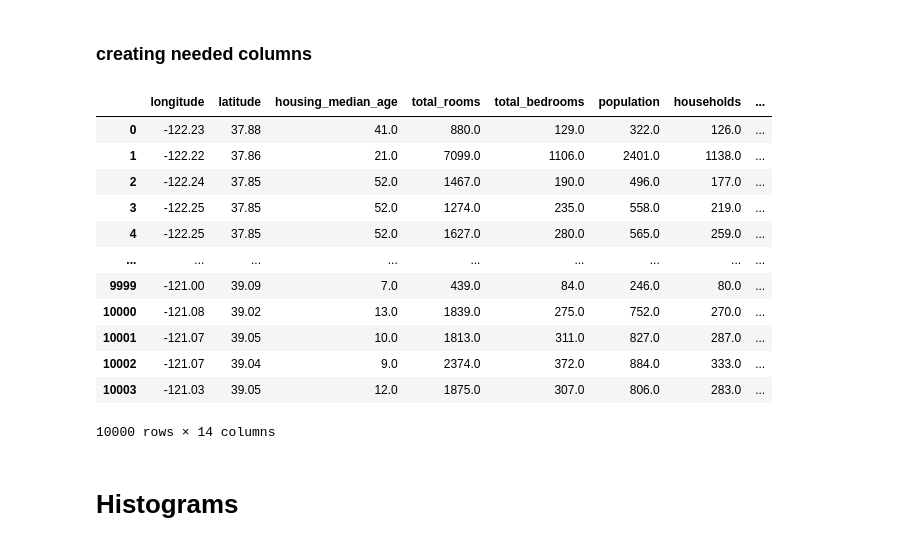
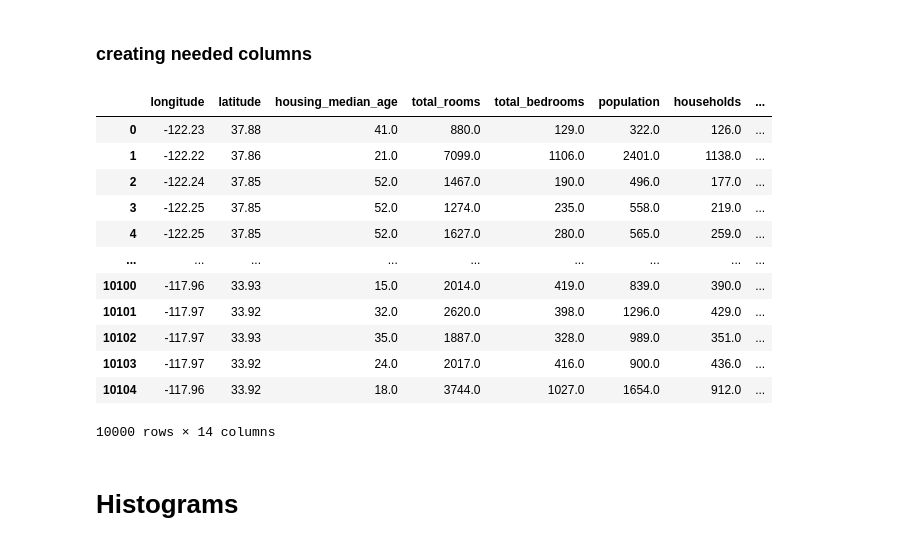
Before and after one commit to jkszymczak/KSR, a Jupyter notebook: projectTwo/dataBasePrep/prep.ipynb, the cells around one changed output. Drawn from its saved outputs; the diff is of its cells as text; code cells hidden in the pictures.

```diff
--- a/projectTwo/dataBasePrep/prep.ipynb
+++ b/projectTwo/dataBasePrep/prep.ipynb
@@ -53,24 +53,26 @@ housing["ratio_population_households"] = housing["population"]/housing["househol
 housing = housing[housing["ratio_population_households"]<=20]
 # %%
 housing["ratio_rooms_bedrooms"] = housing["total_rooms"]/housing["total_bedrooms"]
+# %%
+housing = housing.dropna(how='any',axis=0)
 # %%
 housing = housing.head(10000)
-# %%
-housing
-# %% [output]
-|  | longitude | latitude | housing_median_age | total_rooms | total_bedrooms | population | households | ... |
-| 0 | -122.23 | 37.88 | 41.0 | 880.0 | 129.0 | 322.0 | 126.0 | ... |
-| 1 | -122.22 | 37.86 | 21.0 | 7099.0 | 1106.0 | 2401.0 | 1138.0 | ... |
-| 2 | -122.24 | 37.85 | 52.0 | 1467.0 | 190.0 | 496.0 | 177.0 | ... |
-| 3 | -122.25 | 37.85 | 52.0 | 1274.0 | 235.0 | 558.0 | 219.0 | ... |
-| 4 | -122.25 | 37.85 | 52.0 | 1627.0 | 280.0 | 565.0 | 259.0 | ... |
-| ... | ... | ... | ... | ... | ... | ... | ... | ... |
-| 9999 | -121.00 | 39.09 | 7.0 | 439.0 | 84.0 | 246.0 | 80.0 | ... |
-| 10000 | -121.08 | 39.02 | 13.0 | 1839.0 | 275.0 | 752.0 | 270.0 | ... |
-| 10001 | -121.07 | 39.05 | 10.0 | 1813.0 | 311.0 | 827.0 | 287.0 | ... |
-| 10002 | -121.07 | 39.04 | 9.0 | 2374.0 | 372.0 | 884.0 | 333.0 | ... |
-| 10003 | -121.03 | 39.05 | 12.0 | 1875.0 | 307.0 | 806.0 | 283.0 | ... |
-10000 rows × 14 columns
+# %%
+housing.loc[housing["ratio_population_households"]!=None]
+# %% [output]
+|  | longitude | latitude | housing_median_age | total_rooms | total_bedrooms | population | households | ... |
+| 0 | -122.23 | 37.88 | 41.0 | 880.0 | 129.0 | 322.0 | 126.0 | ... |
+| 1 | -122.22 | 37.86 | 21.0 | 7099.0 | 1106.0 | 2401.0 | 1138.0 | ... |
+| 2 | -122.24 | 37.85 | 52.0 | 1467.0 | 190.0 | 496.0 | 177.0 | ... |
+| 3 | -122.25 | 37.85 | 52.0 | 1274.0 | 235.0 | 558.0 | 219.0 | ... |
+| 4 | -122.25 | 37.85 | 52.0 | 1627.0 | 280.0 | 565.0 | 259.0 | ... |
+| ... | ... | ... | ... | ... | ... | ... | ... | ... |
+| 10100 | -117.96 | 33.93 | 15.0 | 2014.0 | 419.0 | 839.0 | 390.0 | ... |
+| 10101 | -117.97 | 33.92 | 32.0 | 2620.0 | 398.0 | 1296.0 | 429.0 | ... |
+| 10102 | -117.97 | 33.93 | 35.0 | 1887.0 | 328.0 | 989.0 | 351.0 | ... |
+| 10103 | -117.97 | 33.92 | 24.0 | 2017.0 | 416.0 | 900.0 | 436.0 | ... |
+| 10104 | -117.96 | 33.92 | 18.0 | 3744.0 | 1027.0 | 1654.0 | 912.0 | ... |
+10000 rows × 14 columns
 # %%
 housing.to_csv("prepared.csv",index=True,index_label='index')
 # %% [markdown]
```
Also changed, not shown: 16 other files.
